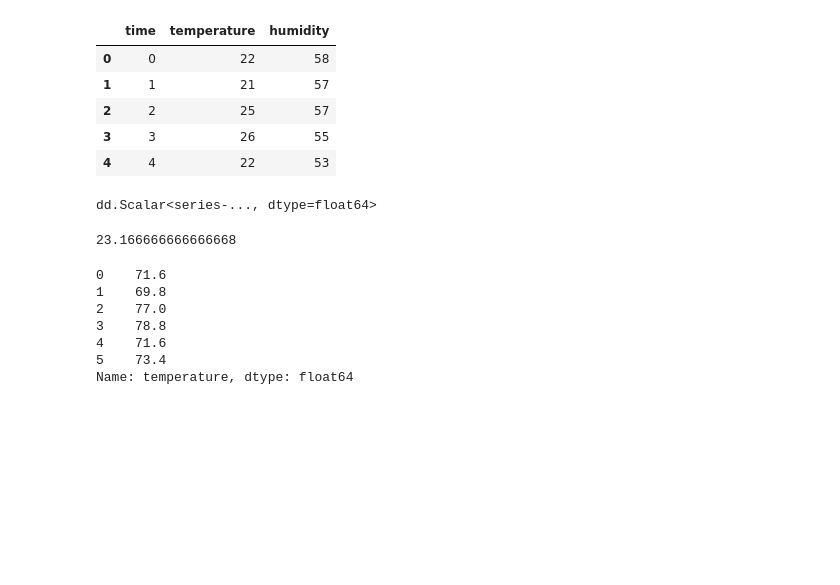
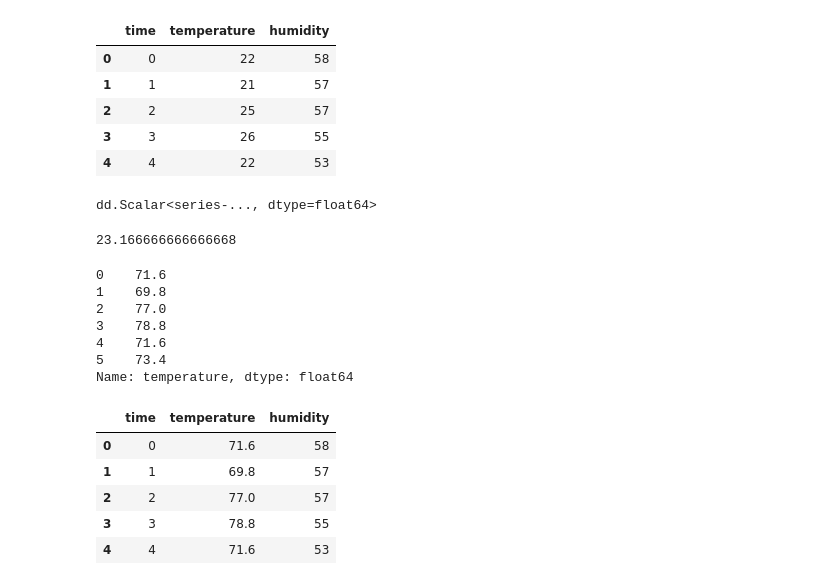
Before and after one commit to Junghyo/pycham, a Jupyter notebook: data_science/basic_dask/practice01_dask_basic_dataframe.ipynb, the cells around one changed output. Drawn from its saved outputs; the diff is of its cells as text; code cells hidden in the pictures; blank space fills up the shorter version.

```diff
--- a/data_science/basic_dask/practice01_dask_basic_dataframe.ipynb
+++ b/data_science/basic_dask/practice01_dask_basic_dataframe.ipynb
@@ -113,3 +114,16 @@ df.temperature.mean().compute()
 4    71.6
 5    73.4
 Name: temperature, dtype: float64
+# %%
+# 이번에는 이 값으로 원래의 temperature 열을 갱신해보자.
+# 이 때는 Pandas의 문법을 쓰지 못하고 다음과 같이 assign 메서드를 사용해야 한다.
+# assign 메서드를 사용할 때는 compute를 할 필요가 없다.
+df = df.assign(temperature=df.temperature * 9 / 5 +32)
+df.head()
+# %% [output]
+|  | time | temperature | humidity |
+| 0 | 0 | 71.6 | 58 |
+| 1 | 1 | 69.8 | 57 |
+| 2 | 2 | 77.0 | 57 |
+| 3 | 3 | 78.8 | 55 |
+| 4 | 4 | 71.6 | 53 |
```
Also changed, not shown: parts of 19 cells of this notebook.
